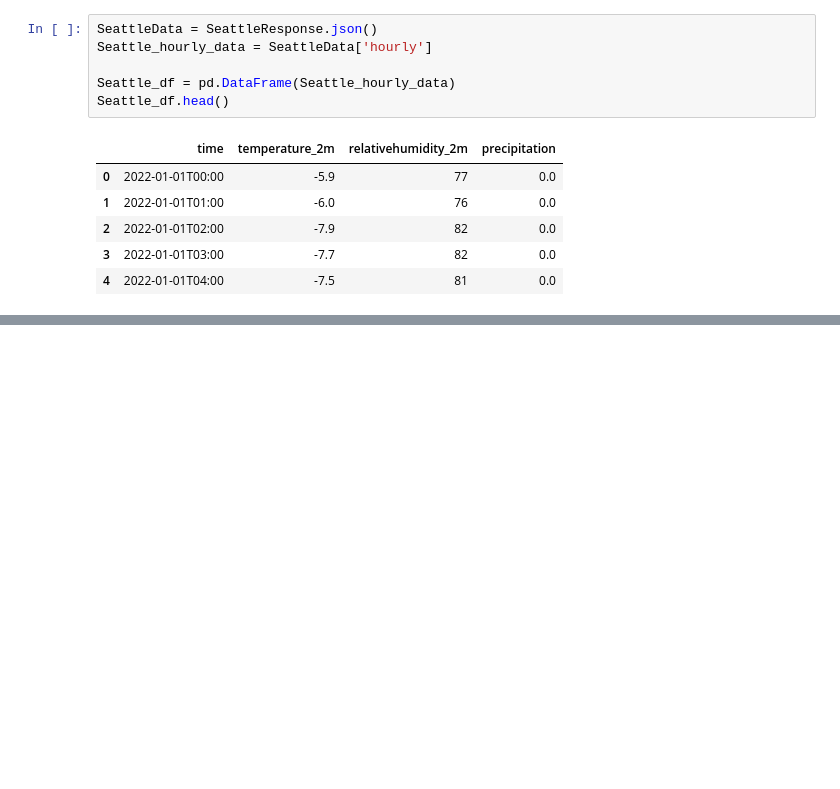
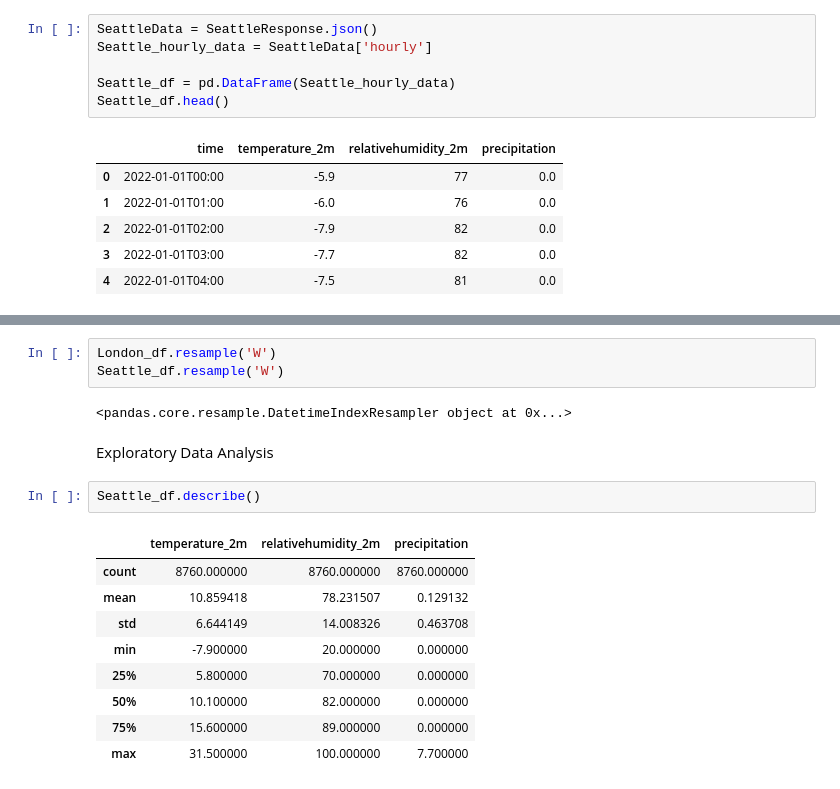
Before and after one commit to duskydreams/api-data-wrangling, a Jupyter notebook: api_data_wrangling.ipynb, the cells around one changed output, grey strips where cells are left out. Drawn from its saved outputs; the diff is of its cells as text; blank space fills up the shorter version.

```diff
--- a/api_data_wrangling.ipynb
+++ b/api_data_wrangling.ipynb
@@ -392,0 +424,19 @@ Seattle_df.head()
+# %%
+London_df.resample('W')
+Seattle_df.resample('W')
+# %% [output]
+<pandas.core.resample.DatetimeIndexResampler object at 0x...>
+# %% [markdown]
+Exploratory Data Analysis
+# %%
+Seattle_df.describe()
+# %% [output]
+|  | temperature_2m | relativehumidity_2m | precipitation |
+| count | 8760.000000 | 8760.000000 | 8760.000000 |
+| mean | 10.859418 | 78.231507 | 0.129132 |
+| std | 6.644149 | 14.008326 | 0.463708 |
+| min | -7.900000 | 20.000000 | 0.000000 |
+| 25% | 5.800000 | 70.000000 | 0.000000 |
+| 50% | 10.100000 | 82.000000 | 0.000000 |
+| 75% | 15.600000 | 89.000000 | 0.000000 |
+| max | 31.500000 | 100.000000 | 7.700000 |
```
Also changed, not shown: parts of 7 cells of this notebook.
